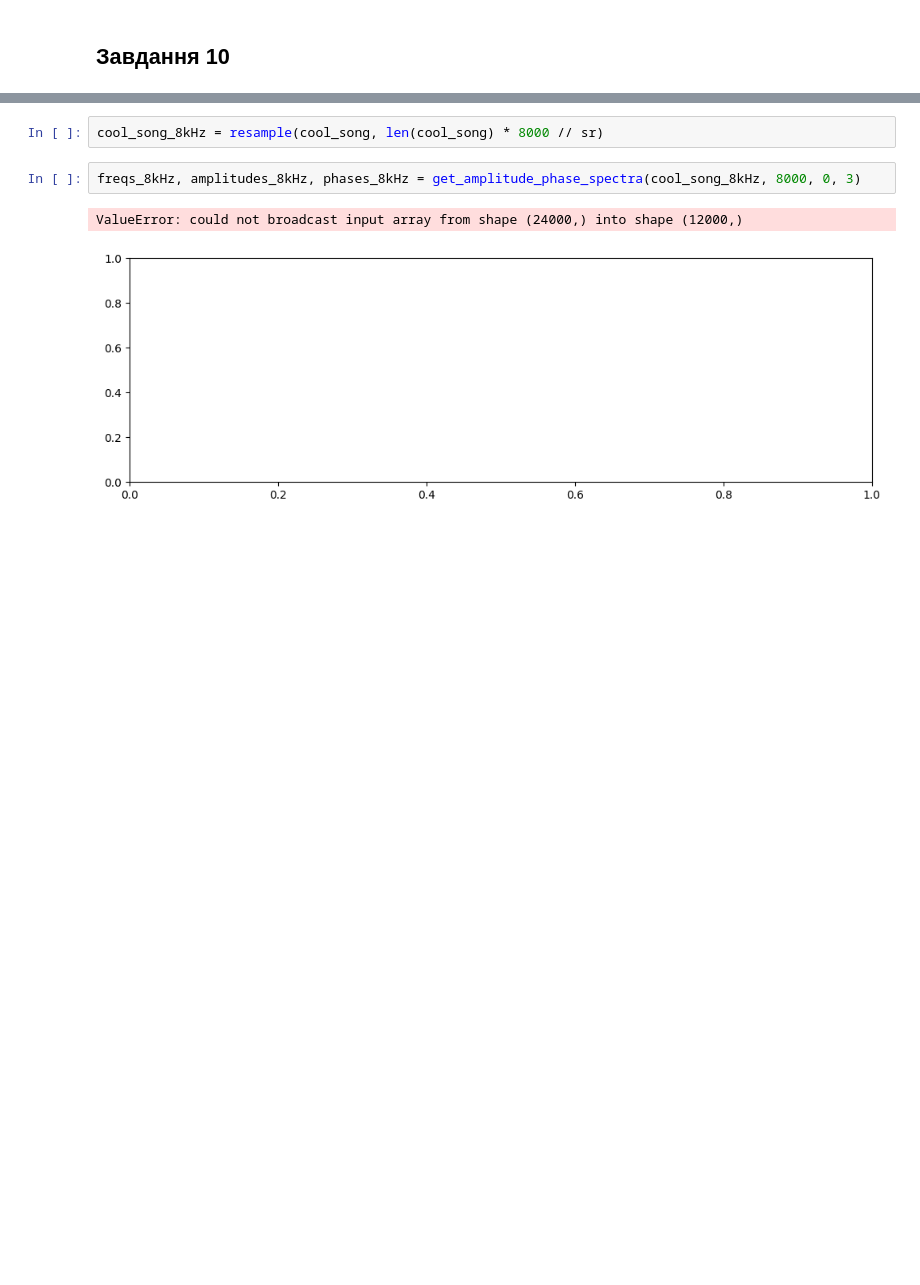
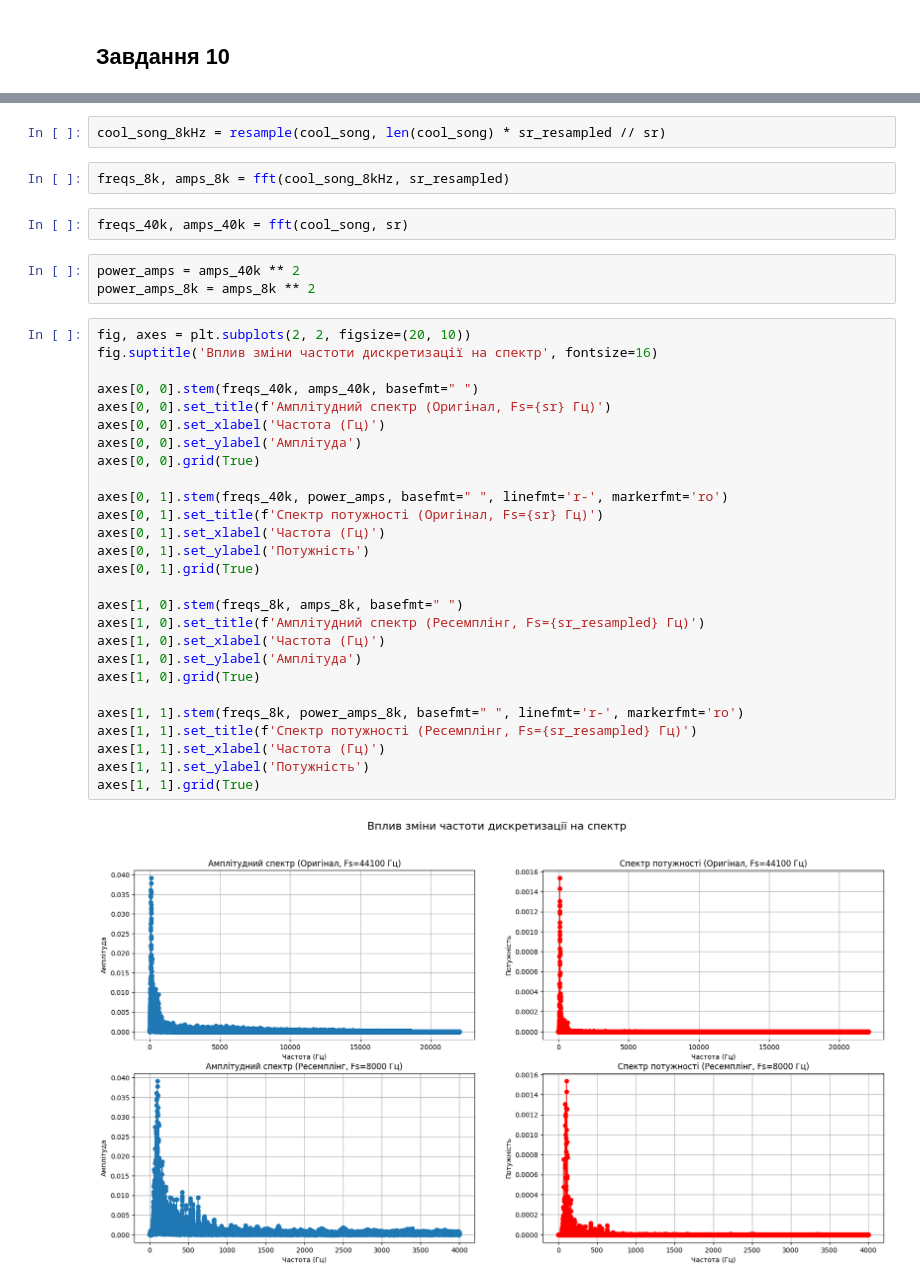
Before and after one commit to n1n1n1q/SignalProcessingLabs, a Jupyter notebook: lab03/sig_proc3.ipynb, the cells around one changed output, grey strips where cells are left out. Drawn from its saved outputs; the diff is of its cells as text; blank space fills up the shorter version.

```diff
--- a/lab03/sig_proc3.ipynb
+++ b/lab03/sig_proc3.ipynb
@@ -458,7 +462,38 @@ cool_song, sr = sf.read('data/music/cool_song.mp3')
 # %%
-cool_song_8kHz = resample(cool_song, len(cool_song) * 8000 // sr)
+cool_song_8kHz = resample(cool_song, len(cool_song) * sr_resampled // sr)
-# %%
-freqs_8kHz, amplitudes_8kHz, phases_8kHz = get_amplitude_phase_spectra(cool_song_8kHz, 8000, 0, 3)
-# %% [output]
-ValueError: could not broadcast input array from shape (24000,) into shape (12000,)
-[figure, removed]
+# %%
+freqs_8k, amps_8k = fft(cool_song_8kHz, sr_resampled)
+# %%
+freqs_40k, amps_40k = fft(cool_song, sr)
+# %%
+power_amps = amps_40k ** 2
+power_amps_8k = amps_8k ** 2
+# %%
+fig, axes = plt.subplots(2, 2, figsize=(20, 10))
+fig.suptitle('Вплив зміни частоти дискретизації на спектр', fontsize=16)
+
+axes[0, 0].stem(freqs_40k, amps_40k, basefmt=" ")
+axes[0, 0].set_title(f'Амплітудний спектр (Оригінал, Fs={sr} Гц)')
+axes[0, 0].set_xlabel('Частота (Гц)')
+axes[0, 0].set_ylabel('Амплітуда')
+axes[0, 0].grid(True)
+
+axes[0, 1].stem(freqs_40k, power_amps, basefmt=" ", linefmt='r-', markerfmt='ro')
+axes[0, 1].set_title(f'Спектр потужності (Оригінал, Fs={sr} Гц)')
+axes[0, 1].set_xlabel('Частота (Гц)')
+axes[0, 1].set_ylabel('Потужність')
+axes[0, 1].grid(True)
+
+axes[1, 0].stem(freqs_8k, amps_8k, basefmt=" ")
+axes[1, 0].set_title(f'Амплітудний спектр (Ресемплінг, Fs={sr_resampled} Гц)')
+axes[1, 0].set_xlabel('Частота (Гц)')
+axes[1, 0].set_ylabel('Амплітуда')
+axes[1, 0].grid(True)
+
+axes[1, 1].stem(freqs_8k, power_amps_8k, basefmt=" ", linefmt='r-', markerfmt='ro')
+axes[1, 1].set_title(f'Спектр потужності (Ресемплінг, Fs={sr_resampled} Гц)')
+axes[1, 1].set_xlabel('Частота (Гц)')
+axes[1, 1].set_ylabel('Потужність')
+axes[1, 1].grid(True)
+# %% [output]
+[figure, added]
```
Also changed, not shown: parts of 5 cells of this notebook.
